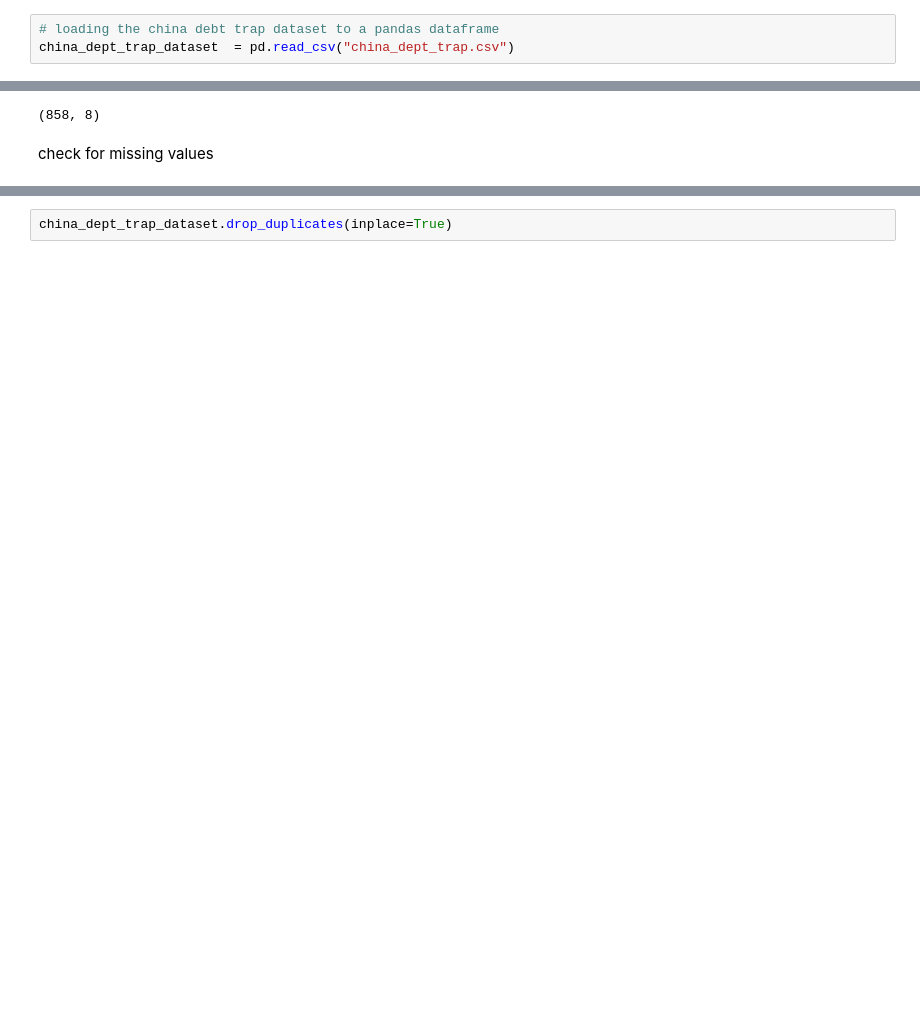
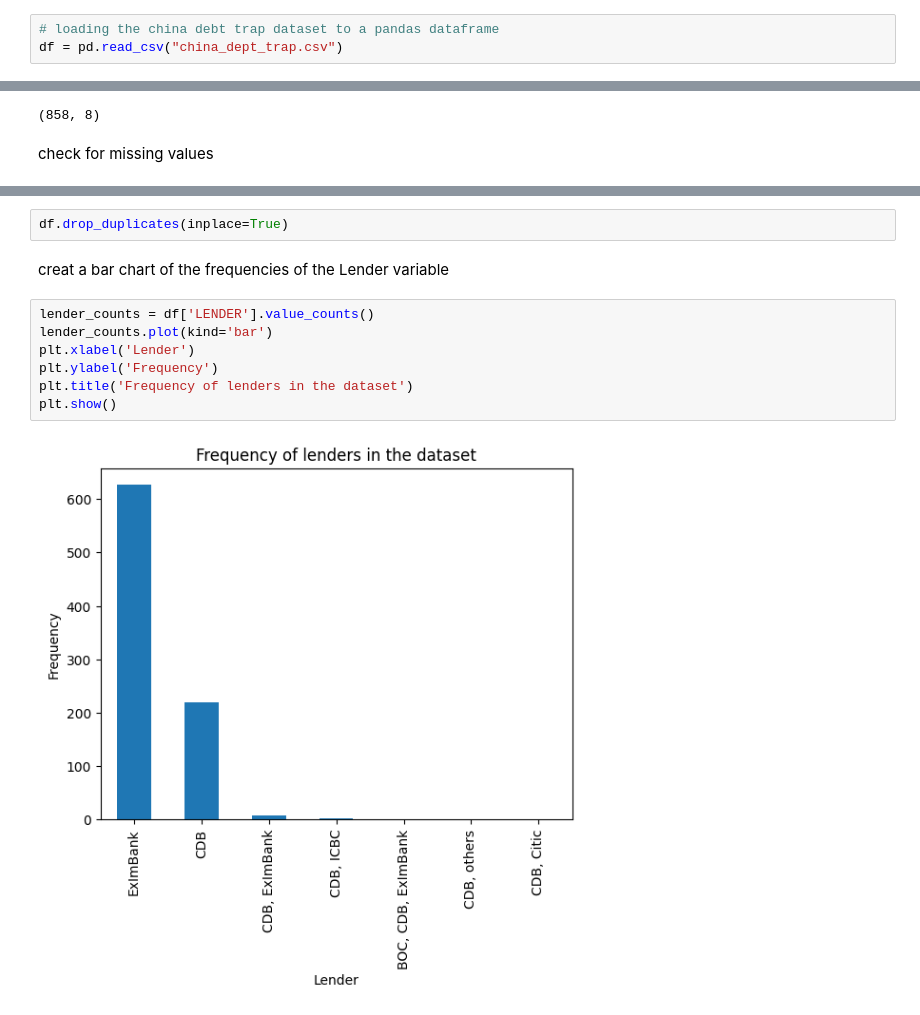
Before and after one commit to djajsk/China-s-Debt-Trap-, a Jupyter notebook: analysis_1.ipynb, the cells around one changed output, grey strips where cells are left out. Drawn from its saved outputs; the diff is of its cells as text; blank space fills up the shorter version.

Commit message:
bar chart of the frequencies of the lender variable

```diff
--- a/analysis_1.ipynb
+++ b/analysis_1.ipynb
@@ -7,5 +7,5 @@ import seaborn as sns
 import matplotlib.pyplot as plt
 # %%
 # loading the china debt trap dataset to a pandas dataframe
-china_dept_trap_dataset  = pd.read_csv("china_dept_trap.csv")
+df = pd.read_csv("china_dept_trap.csv")
 # %%
@@ -50,4 +50,15 @@ SENSITIVE TERRITORY OVERLAP      8
 Country                         94
 dtype: int64
 # %%
-china_dept_trap_dataset.drop_duplicates(inplace=True)
+df.drop_duplicates(inplace=True)
+# %% [markdown]
+creat a bar chart of the frequencies of the Lender variable
+# %%
+lender_counts = df['LENDER'].value_counts()
+lender_counts.plot(kind='bar')
+plt.xlabel('Lender')
+plt.ylabel('Frequency')
+plt.title('Frequency of lenders in the dataset')
+plt.show()
+# %% [output]
+[figure, added]
```
Also changed, not shown: parts of 4 cells of this notebook.
